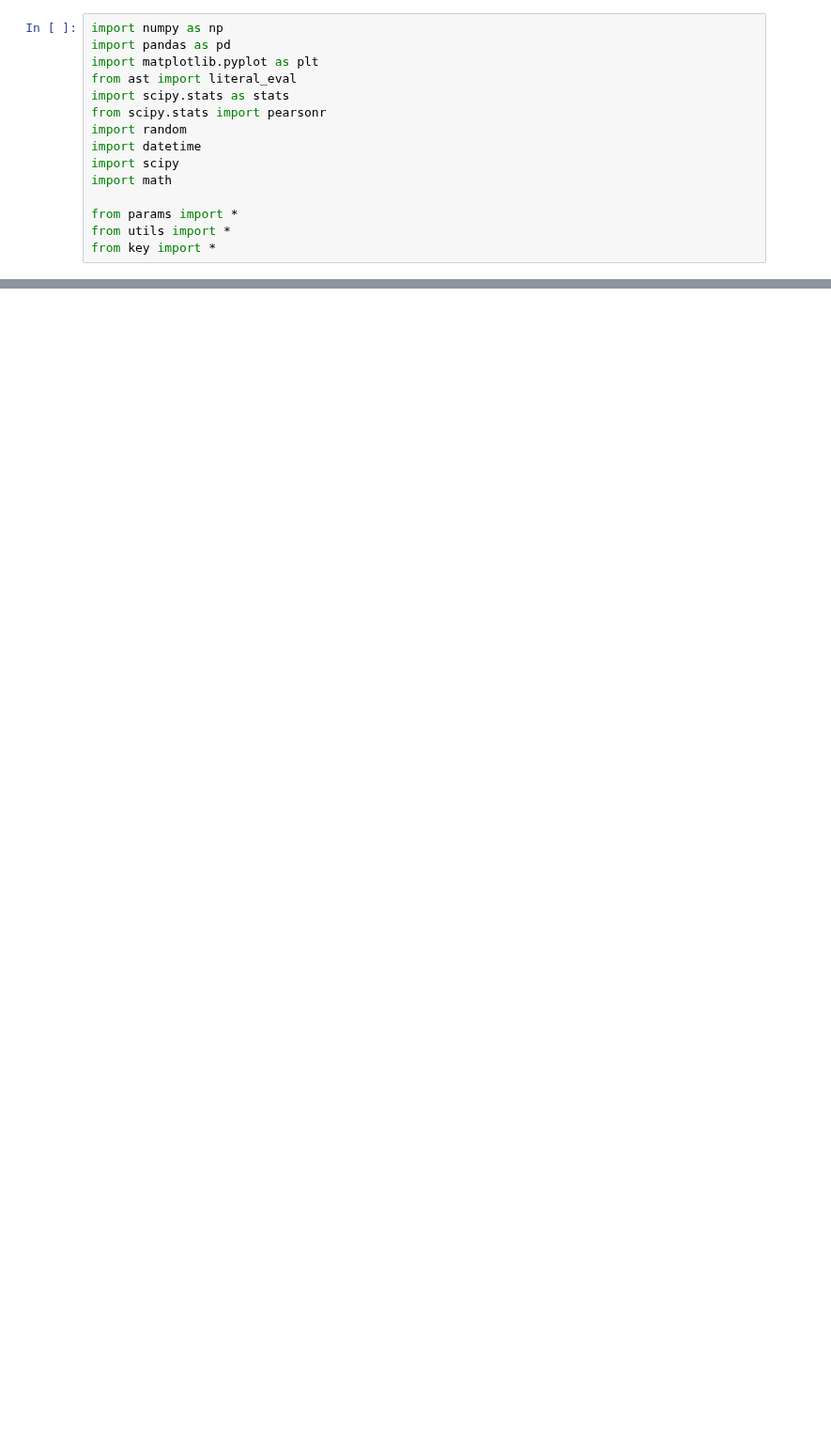
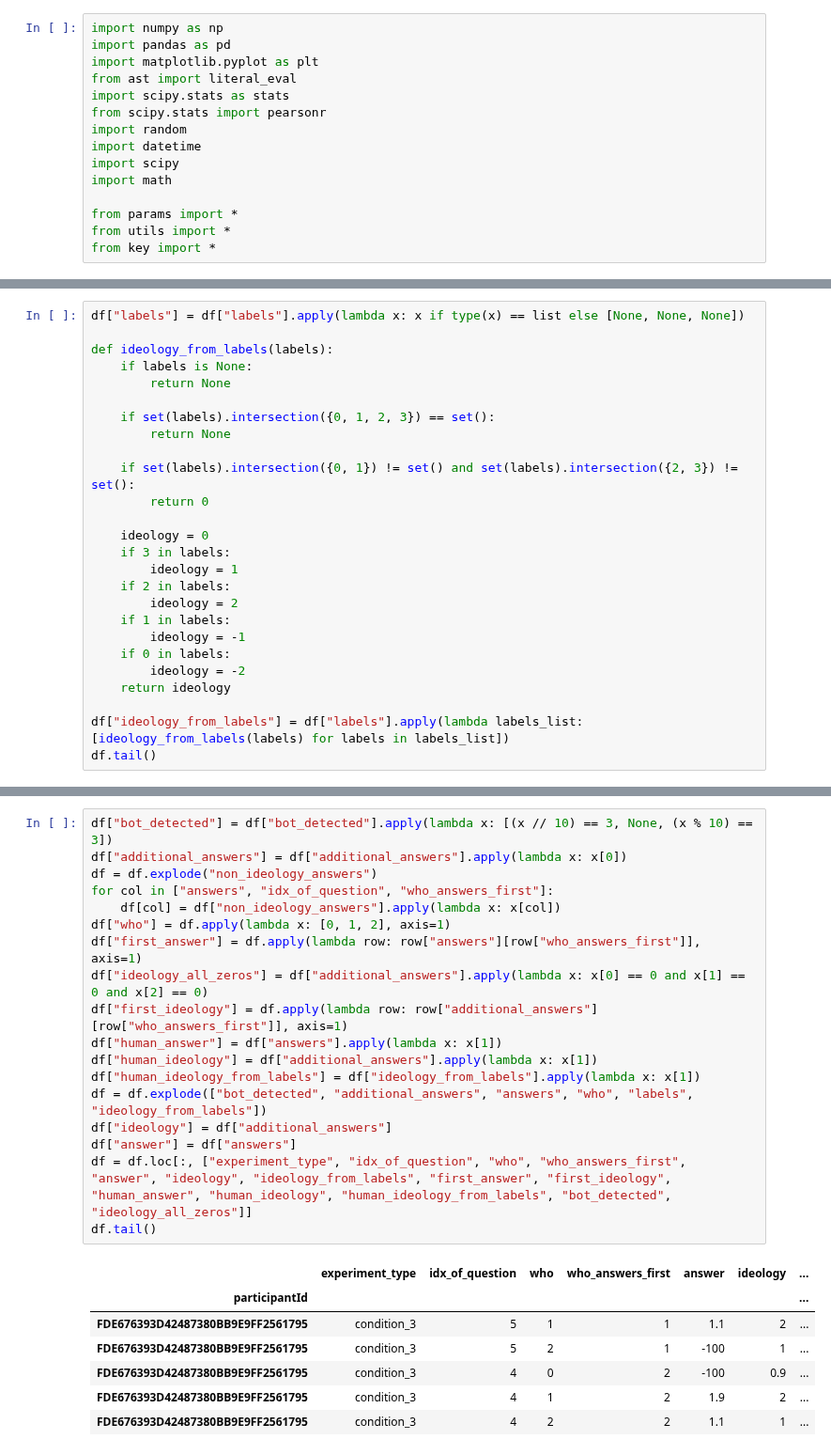
Before and after one commit to yindeqiang/Online-Politicization-Experiment-Website, a Jupyter notebook: data_analysis/condition_preprocess.ipynb, the cells around one changed output, grey strips where cells are left out. Shown at 94% size. Drawn from its saved outputs; the diff is of its cells as text; blank space fills up the shorter version.

```diff
--- a/data_analysis/condition_preprocess.ipynb
+++ b/data_analysis/condition_preprocess.ipynb
@@ -349,0 +111,26 @@ for i in range(6):
+# %%
+df["labels"] = df["labels"].apply(lambda x: x if type(x) == list else [None, None, None])
+
+def ideology_from_labels(labels):
+    if labels is None:
+        return None
+
+    if set(labels).intersection({0, 1, 2, 3}) == set():
+        return None
+
+    if set(labels).intersection({0, 1}) != set() and set(labels).intersection({2, 3}) != set():
+        return 0
+
+    ideology = 0
+    if 3 in labels:
+        ideology = 1
+    if 2 in labels:
+        ideology = 2
+    if 1 in labels:
+        ideology = -1
+    if 0 in labels:
+        ideology = -2
+    return ideology
+
+df["ideology_from_labels"] = df["labels"].apply(lambda labels_list: [ideology_from_labels(labels) for labels in labels_list])
+df.tail()
@@ -349,0 +147,26 @@ for i in range(6):
+# %%
+df["bot_detected"] = df["bot_detected"].apply(lambda x: [(x // 10) == 3, None, (x % 10) == 3])
+df["additional_answers"] = df["additional_answers"].apply(lambda x: x[0])
+df = df.explode("non_ideology_answers")
+for col in ["answers", "idx_of_question", "who_answers_first"]:
+    df[col] = df["non_ideology_answers"].apply(lambda x: x[col])
+df["who"] = df.apply(lambda x: [0, 1, 2], axis=1)
+df["first_answer"] = df.apply(lambda row: row["answers"][row["who_answers_first"]], axis=1)
+df["ideology_all_zeros"] = df["additional_answers"].apply(lambda x: x[0] == 0 and x[1] == 0 and x[2] == 0)
+df["first_ideology"] = df.apply(lambda row: row["additional_answers"][row["who_answers_first"]], axis=1)
+df["human_answer"] = df["answers"].apply(lambda x: x[1])
+df["human_ideology"] = df["additional_answers"].apply(lambda x: x[1])
+df["human_ideology_from_labels"] = df["ideology_from_labels"].apply(lambda x: x[1])
+df = df.explode(["bot_detected", "additional_answers", "answers", "who", "labels", "ideology_from_labels"])
+df["ideology"] = df["additional_answers"]
+df["answer"] = df["answers"]
+df = df.loc[:, ["experiment_type", "idx_of_question", "who", "who_answers_first", "answer", "ideology", "ideology_from_labels", "first_answer", "first_ideology", "human_answer", "human_ideology", "human_ideology_from_labels", "bot_detected", "ideology_all_zeros"]]
+df.tail()
+# %% [output]
+|  | experiment_type | idx_of_question | who | who_answers_first | answer | ideology | ... |
+| participantId |  |  |  |  |  |  | ... |
+| FDE676393D42487380BB9E9FF2561795 | condition_3 | 5 | 1 | 1 | 1.1 | 2 | ... |
+| FDE676393D42487380BB9E9FF2561795 | condition_3 | 5 | 2 | 1 | -100 | 1 | ... |
+| FDE676393D42487380BB9E9FF2561795 | condition_3 | 4 | 0 | 2 | -100 | 0.9 | ... |
+| FDE676393D42487380BB9E9FF2561795 | condition_3 | 4 | 1 | 2 | 1.9 | 2 | ... |
+| FDE676393D42487380BB9E9FF2561795 | condition_3 | 4 | 2 | 2 | 1.1 | 1 | ... |
```
Also changed, not shown: parts of 25 cells of this notebook, 9 other files.
